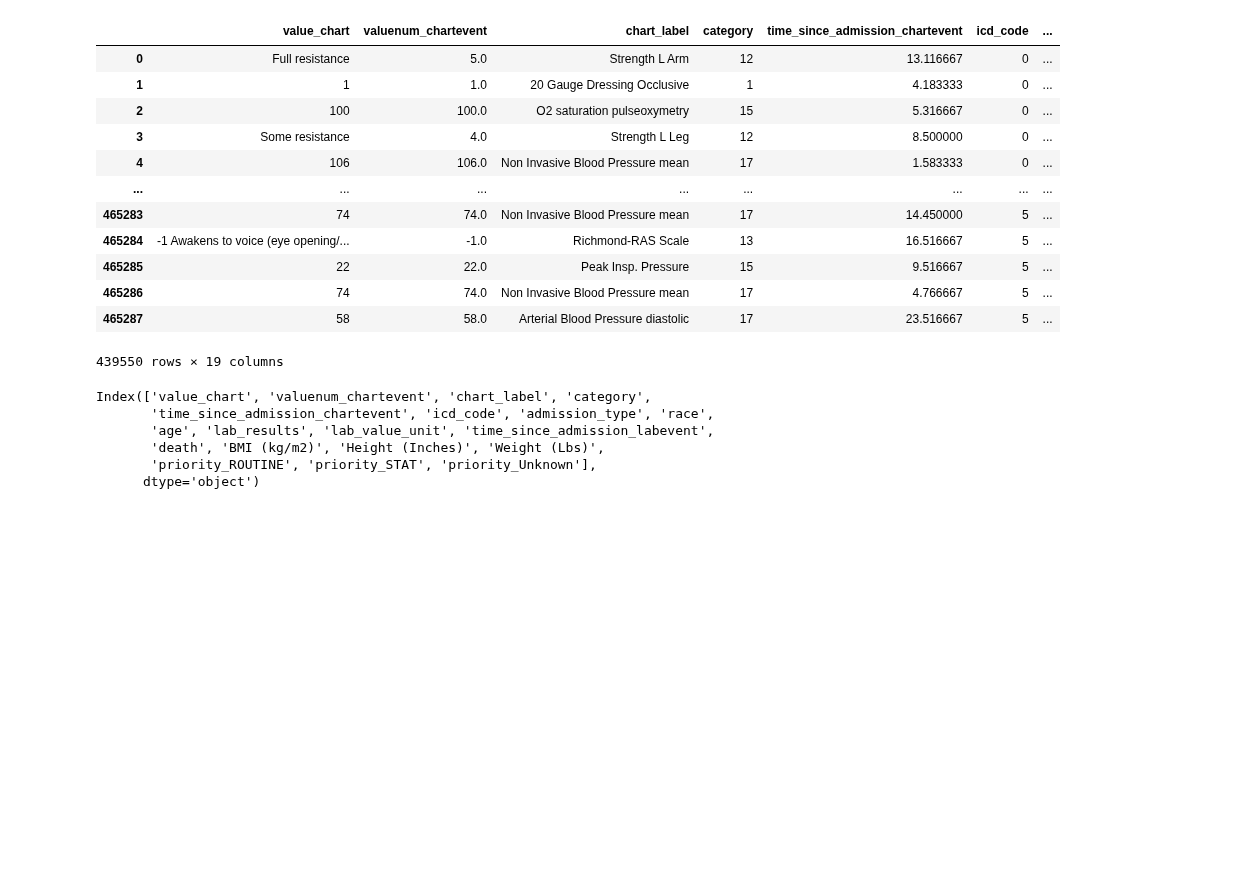
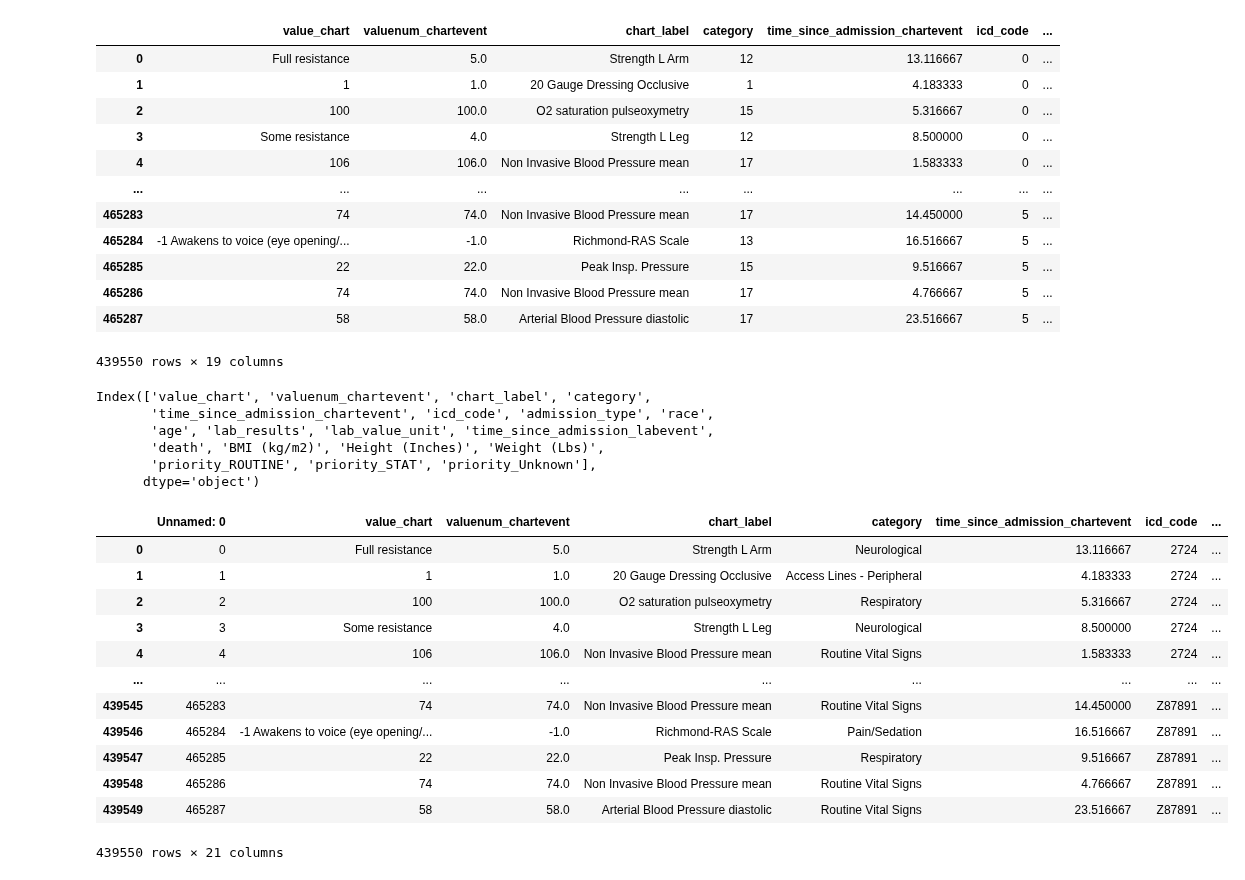
Before and after one commit to CatarinaCosta02/Master_Thesis, a Jupyter notebook: models/Final_treament.ipynb, the cells around one changed output. Cells and saved outputs as stored; diff of their text form; code cells hidden in the pictures; blank space fills up the shorter version.

```diff
--- a/models/Final_treament.ipynb
+++ b/models/Final_treament.ipynb
@@ -1427,3 +1426,21 @@ df_drop_drop['urgency_x_lab_delay'] = df_drop_drop['urgency_score'] * df_drop_dr
 df_drop_drop['admission_x_age'] = df_drop_drop['urgency_score'] * df_drop_drop['age']
 # %%
 df_drop_drop.to_csv('df_final.csv')
+# %%
+df = pd.read_csv('df_final.csv')
+# %%
+display(df)
+# %% [output]
+|  | Unnamed: 0 | value_chart | valuenum_chartevent | chart_label | category | time_since_admission_chartevent | icd_code | ... |
+| 0 | 0 | Full resistance | 5.0 | Strength L Arm | Neurological | 13.116667 | 2724 | ... |
+| 1 | 1 | 1 | 1.0 | 20 Gauge Dressing Occlusive | Access Lines - Peripheral | 4.183333 | 2724 | ... |
+| 2 | 2 | 100 | 100.0 | O2 saturation pulseoxymetry | Respiratory | 5.316667 | 2724 | ... |
+| 3 | 3 | Some resistance | 4.0 | Strength L Leg | Neurological | 8.500000 | 2724 | ... |
+| 4 | 4 | 106 | 106.0 | Non Invasive Blood Pressure mean | Routine Vital Signs | 1.583333 | 2724 | ... |
+| ... | ... | ... | ... | ... | ... | ... | ... | ... |
+| 439545 | 465283 | 74 | 74.0 | Non Invasive Blood Pressure mean | Routine Vital Signs | 14.450000 | Z87891 | ... |
+| 439546 | 465284 | -1 Awakens to voice (eye opening/... | -1.0 | Richmond-RAS Scale | Pain/Sedation | 16.516667 | Z87891 | ... |
+| 439547 | 465285 | 22 | 22.0 | Peak Insp. Pressure | Respiratory | 9.516667 | Z87891 | ... |
+| 439548 | 465286 | 74 | 74.0 | Non Invasive Blood Pressure mean | Routine Vital Signs | 4.766667 | Z87891 | ... |
+| 439549 | 465287 | 58 | 58.0 | Arterial Blood Pressure diastolic | Routine Vital Signs | 23.516667 | Z87891 | ... |
+439550 rows × 21 columns
```
Also changed, not shown: parts of 3 cells of this notebook, 4 other files.
